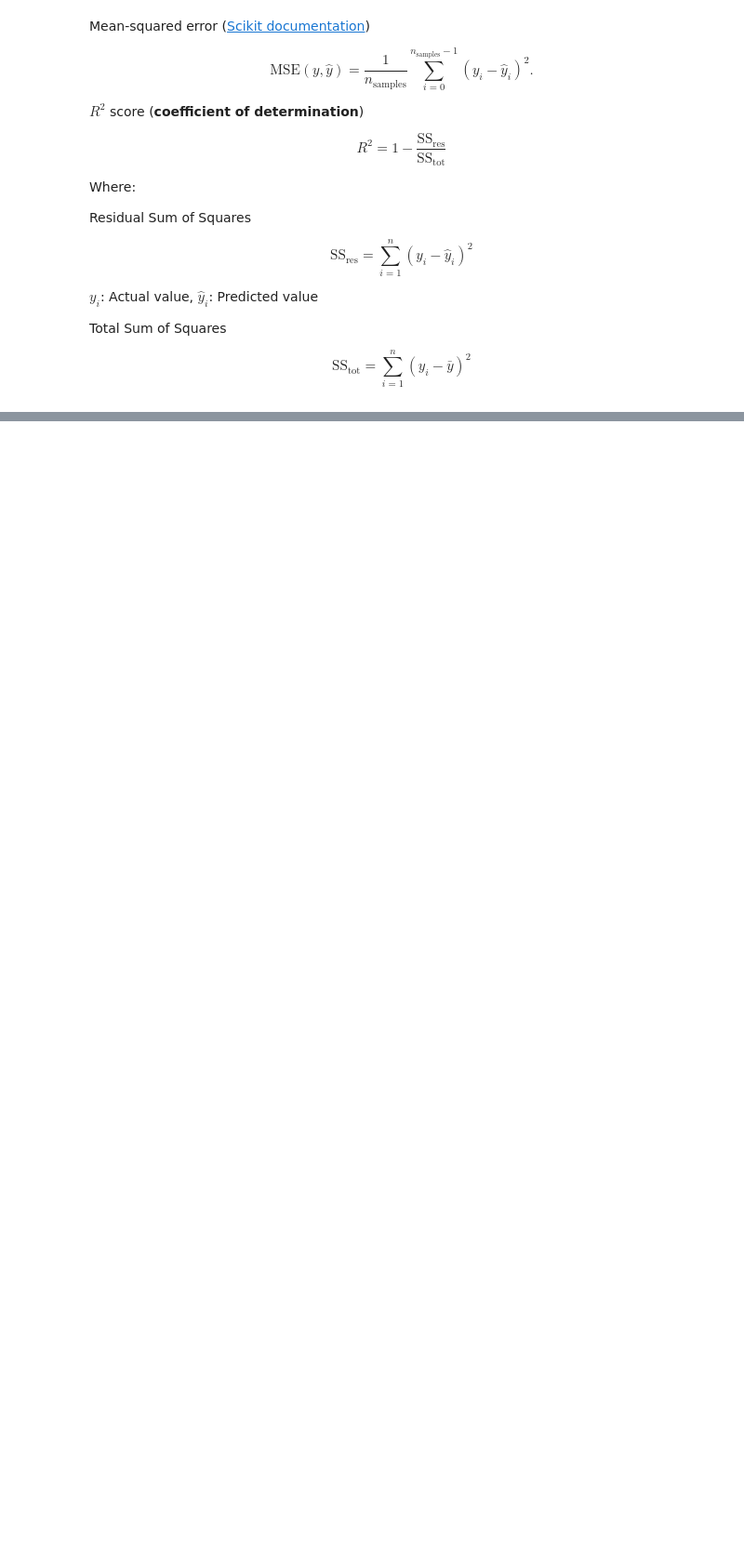
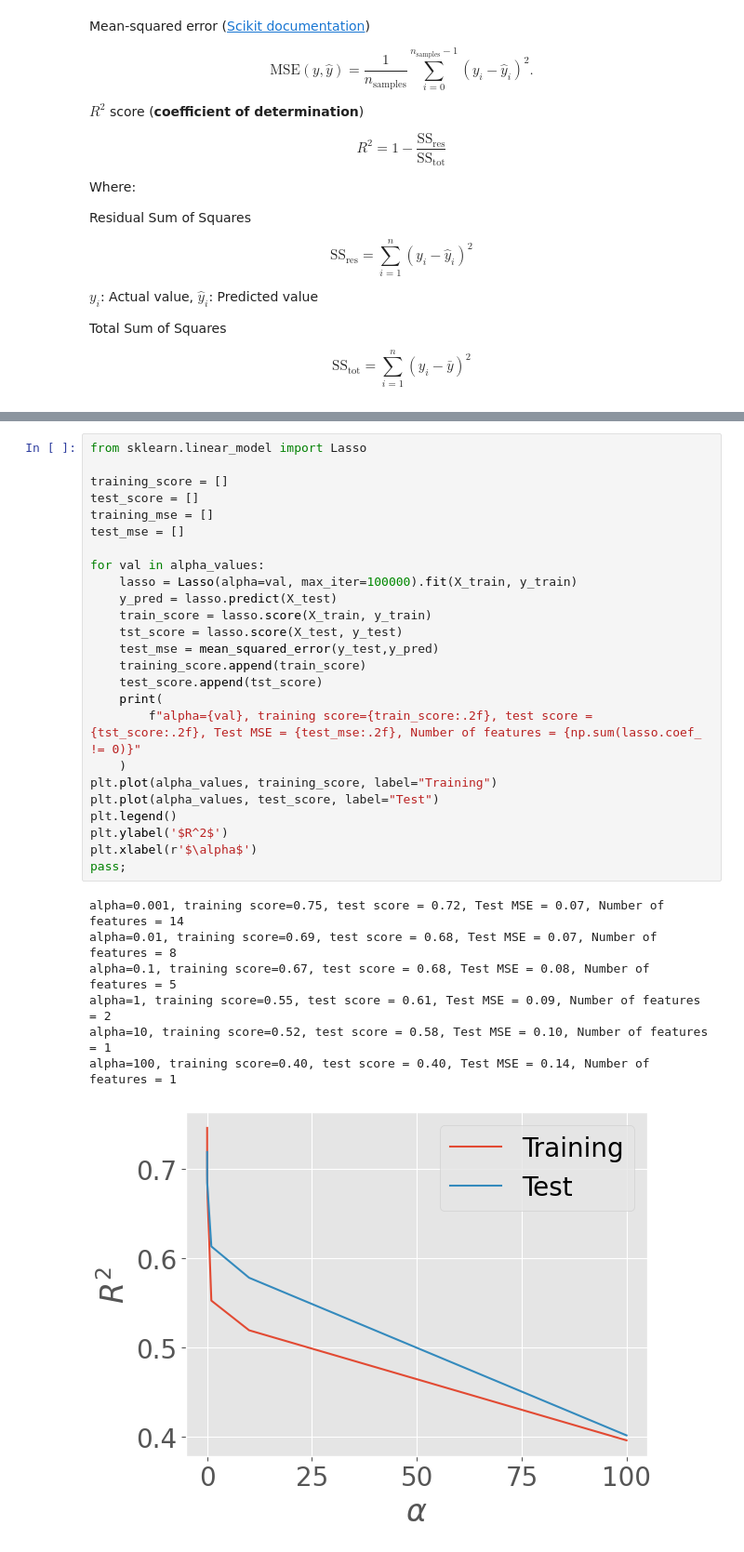
Before and after one commit to arghyadutta/AIComplexSystems, a Jupyter notebook: 04-notebook.ipynb, the cells around one changed output, grey strips where cells are left out. Shown: that part at 93% size. Drawn from its saved outputs; the diff is of its cells as text; blank space fills up the shorter version.

```diff
--- a/04-notebook.ipynb
+++ b/04-notebook.ipynb
@@ -175,0 +325,33 @@ R-squared: 0.9903039677369723
+# %%
+from sklearn.linear_model import Lasso
+
+training_score = []
+test_score = []
+training_mse = []
+test_mse = []
+
+for val in alpha_values:
+    lasso = Lasso(alpha=val, max_iter=100000).fit(X_train, y_train)
+    y_pred = lasso.predict(X_test)
+    train_score = lasso.score(X_train, y_train)
+    tst_score = lasso.score(X_test, y_test)
+    test_mse = mean_squared_error(y_test,y_pred)
+    training_score.append(train_score)
+    test_score.append(tst_score)
+    print(
+        f"alpha={val}, training score={train_score:.2f}, test score = {tst_score:.2f}, Test MSE = {test_mse:.2f}, Number of features = {np.sum(lasso.coef_ != 0)}"
+    )
+plt.plot(alpha_values, training_score, label="Training")
+plt.plot(alpha_values, test_score, label="Test")
+plt.legend()
+plt.ylabel('$R^2$')
+plt.xlabel(r'$\alpha$')
+pass;
+# %% [output]
+alpha=0.001, training score=0.75, test score = 0.72, Test MSE = 0.07, Number of features = 14
+alpha=0.01, training score=0.69, test score = 0.68, Test MSE = 0.07, Number of features = 8
+alpha=0.1, training score=0.67, test score = 0.68, Test MSE = 0.08, Number of features = 5
+alpha=1, training score=0.55, test score = 0.61, Test MSE = 0.09, Number of features = 2
+alpha=10, training score=0.52, test score = 0.58, Test MSE = 0.10, Number of features = 1
+alpha=100, training score=0.40, test score = 0.40, Test MSE = 0.14, Number of features = 1
+[figure, added]
```
Also changed, not shown: parts of 14 cells of this notebook.
